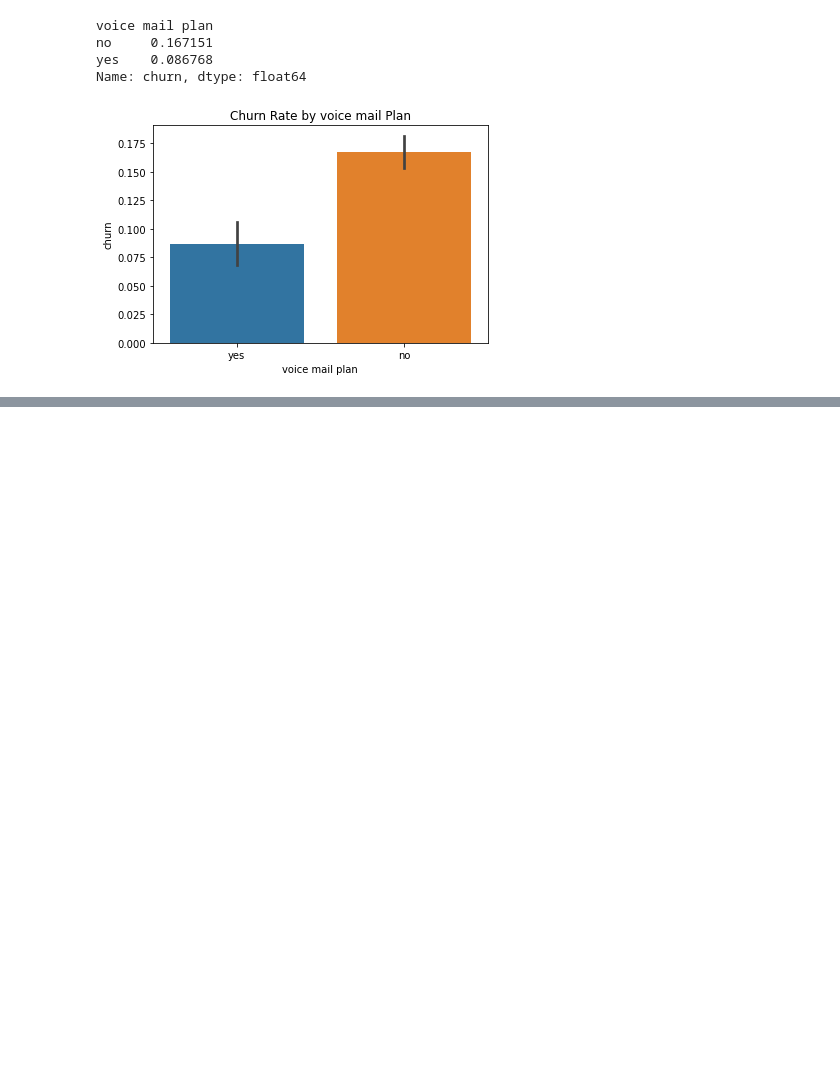
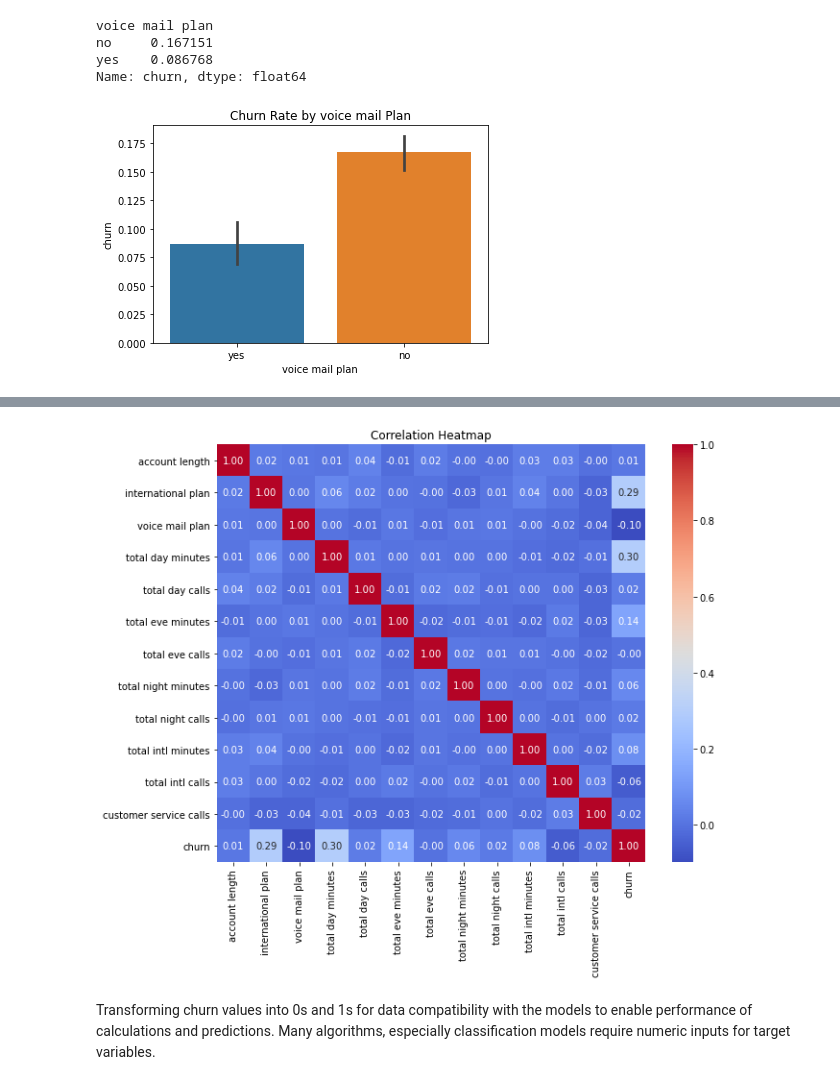
Before and after one commit to tmusula/Phase-3-Project-Churn-Prediction, a Jupyter notebook: SyriaTel_Churn.ipynb, the cells around one changed output, grey strips where cells are left out. Cells and saved outputs as stored; diff of their text form; code cells hidden in the pictures; blank space fills up the shorter version.

```diff
--- a/SyriaTel_Churn.ipynb
+++ b/SyriaTel_Churn.ipynb
@@ -241,0 +359,13 @@ Name: churn, dtype: float64
+# %%
+# Correlation heatmap for the numerical columns after dropping highly correlated columns
+
+numeric_columns = df_churn.select_dtypes(include=['number']).columns
+
+plt.figure(figsize=(10, 8))
+sns.heatmap(df_churn[numeric_columns].corr(), annot=True, cmap='coolwarm', fmt='.2f')
+plt.title("Correlation Heatmap")
+plt.show()
+# %% [output]
+[figure, added]
+# %% [markdown]
+Transforming churn values into 0s and 1s for data compatibility with the models to enable performance of calculations and predictions. Many algorithms, especially classification models require numeric inputs for target variables.
```
Also changed, not shown: parts of 34 cells of this notebook.
